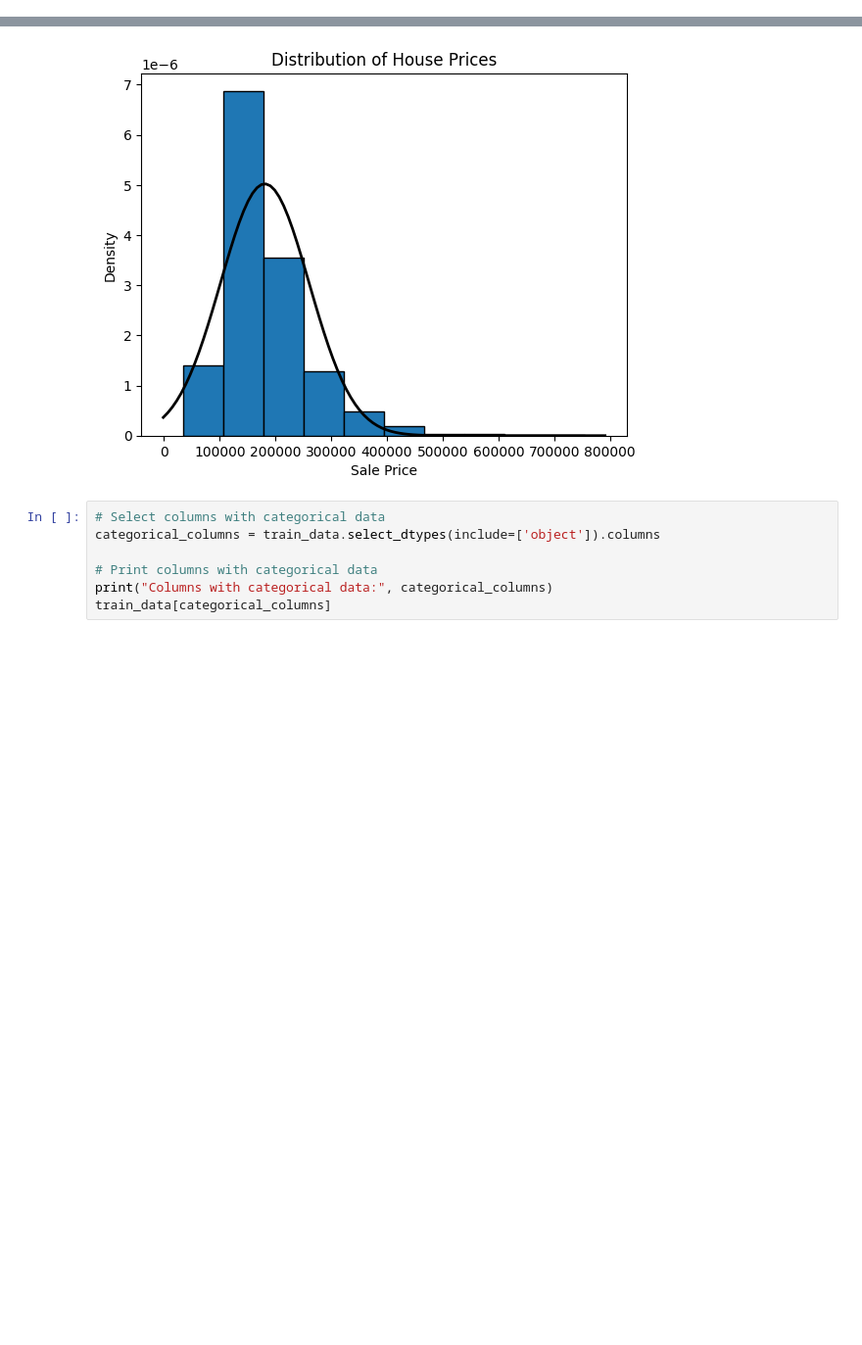
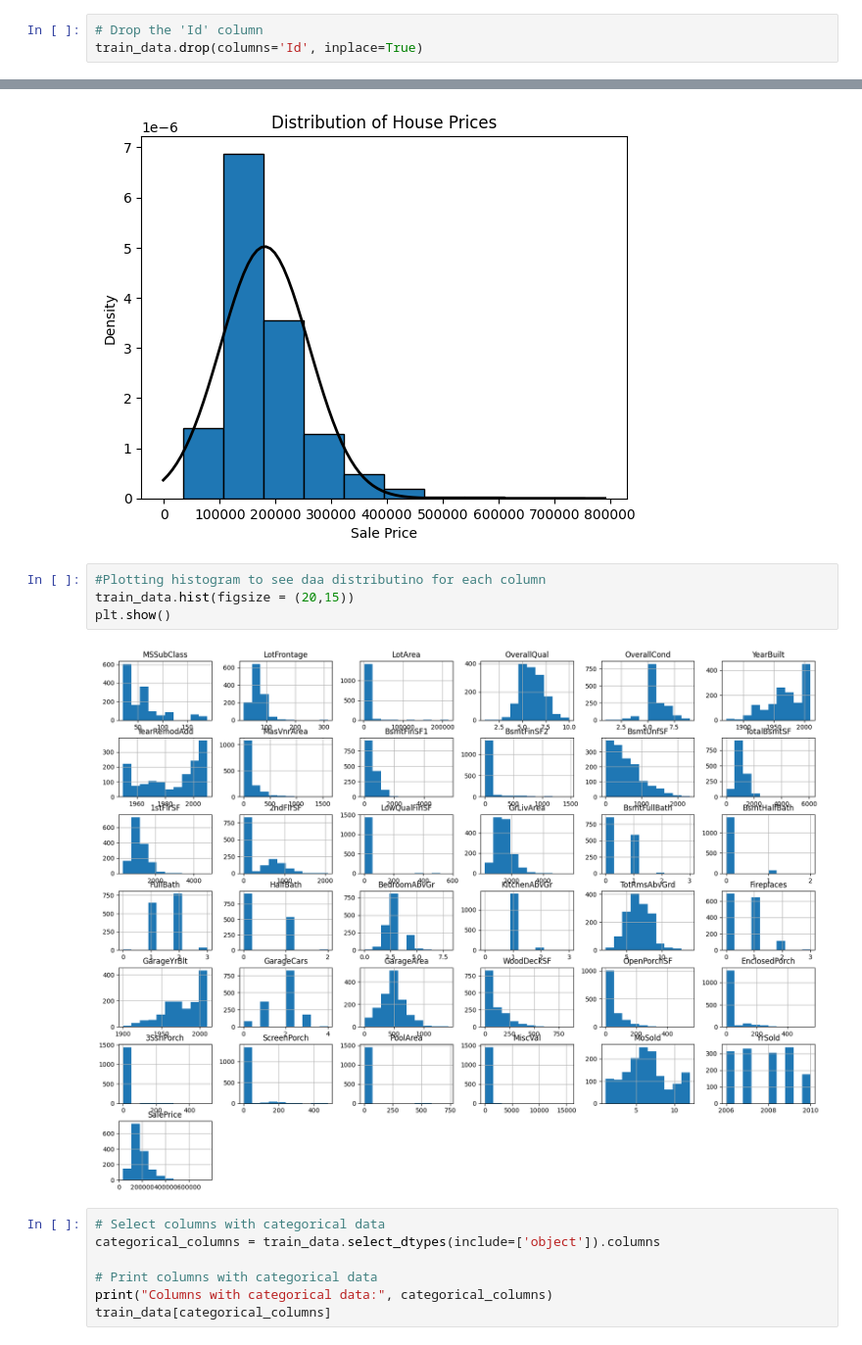
Before and after one commit to Faizanealiqazi/HousePricePrediction, a Jupyter notebook: House_Price_Prediction_ML.ipynb, the cells around one changed output, grey strips where cells are left out. Shown: that part at 98% size. Saved outputs shown, nothing was run; the diff lists cells and outputs as text; blank space fills up the shorter version.

```diff
--- a/House_Price_Prediction_ML.ipynb
+++ b/House_Price_Prediction_ML.ipynb
@@ -71,6 +71,9 @@ Data columns (total 81 columns):
  80  SalePrice      1460 non-null   int64
 dtypes: float64(3), int64(35), object(43)
 memory usage: 924.0+ KB
+# %%
+# Drop the 'Id' column
+train_data.drop(columns='Id', inplace=True)
 # %%
 print("Columns with null values: ",train_data.isnull().sum())
 null_columns = train_data.columns[train_data.isnull().sum() > 0]
@@ -125,6 +128,12 @@ plt.title('Distribution of House Prices')
 plt.show()
 # %% [output]
 [figure]
+# %%
+#Plotting histogram to see daa distributino for each column
+train_data.hist(figsize = (20,15))
+plt.show()
+# %% [output]
+[figure, added]
 # %%
 # Select columns with categorical data
 categorical_columns = train_data.select_dtypes(include=['object']).columns
```
Also changed, not shown: parts of 20 cells of this notebook.
